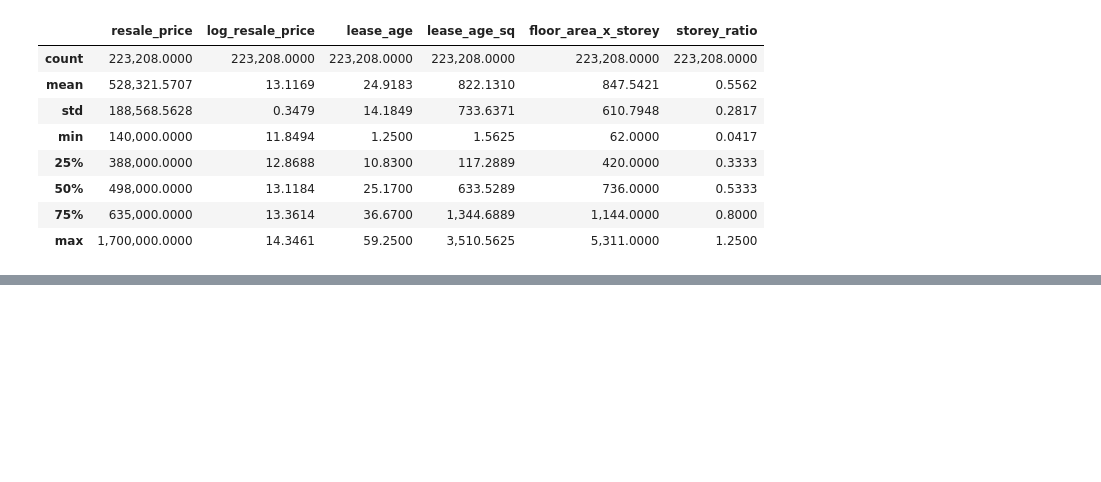
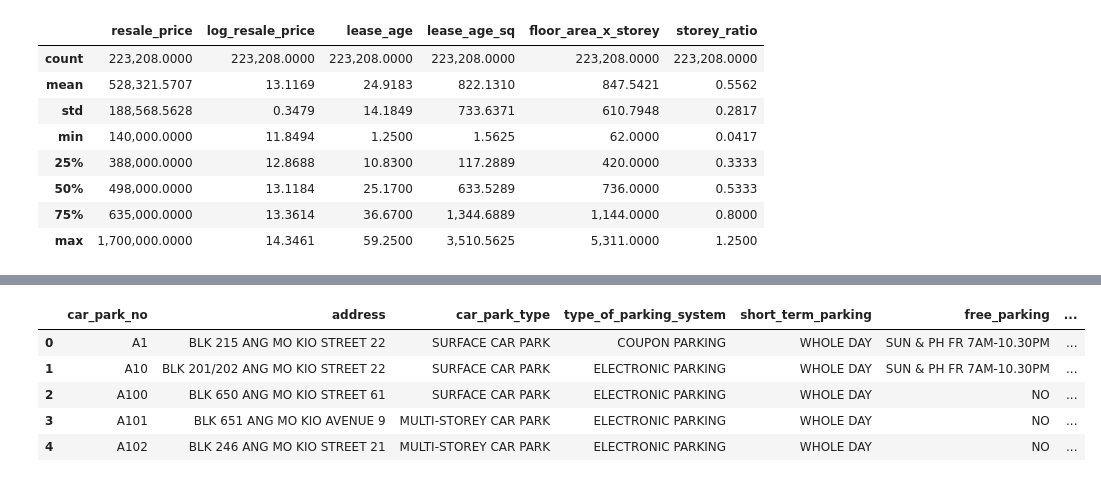
Before and after one commit to hamy-nguyen/hdb-price-estimator, a Jupyter notebook: notebooks/feature_engineering_resale_flat_price.ipynb, the cells around one changed output, grey strips where cells are left out. Drawn from its saved outputs; the diff is of its cells as text; code cells hidden in the pictures; blank space fills up the shorter version.

```diff
--- a/notebooks/feature_engineering_resale_flat_price.ipynb
+++ b/notebooks/feature_engineering_resale_flat_price.ipynb
@@ -423,0 +431,32 @@ Transformed features sample:
+# %%
+# Load cleaned carpark data
+
+# Load by reading cleaned csv file
+carpark = pd.read_csv("../dataset/processed/carpark_cleaned.csv")
+
+# Load by calling from mysql database
+# transformed_data = mysql.connector.connect(
+# 	host='localhost',
+# 	user='bt4301',
+# 	passwd='password',
+# 	database='transformed_data'
+# )
+
+# str_sql = '''
+# SELECT *
+# FROM clean_carpark;
+# '''
+
+# carpark = pd.read_sql(sql=str_sql, con=transformed_data)
+
+# Include only selected columns
+carpark = carpark[["car_park_no", "address", "car_park_type", "type_of_parking_system", "short_term_parking", "free_parking", "night_parking", "car_park_decks", "gantry_height", "car_park_basement", "latitude", "longitude", "has_free_parking", "free_daytime", "free_halfday", "free_time_ranges", "has_short_term_parking", "is_very_visitor_friendly", "has_height_restriction", "has_big_vehicle_restrictions"]]
+
+carpark.head()
+# %% [output]
+|  | car_park_no | address | car_park_type | type_of_parking_system | short_term_parking | free_parking | ... |
+| 0 | A1 | BLK 215 ANG MO KIO STREET 22 | SURFACE CAR PARK | COUPON PARKING | WHOLE DAY | SUN & PH FR 7AM-10.30PM | ... |
+| 1 | A10 | BLK 201/202 ANG MO KIO STREET 22 | SURFACE CAR PARK | ELECTRONIC PARKING | WHOLE DAY | SUN & PH FR 7AM-10.30PM | ... |
+| 2 | A100 | BLK 650 ANG MO KIO STREET 61 | SURFACE CAR PARK | ELECTRONIC PARKING | WHOLE DAY | NO | ... |
+| 3 | A101 | BLK 651 ANG MO KIO AVENUE 9 | MULTI-STOREY CAR PARK | ELECTRONIC PARKING | WHOLE DAY | NO | ... |
+| 4 | A102 | BLK 246 ANG MO KIO STREET 21 | MULTI-STOREY CAR PARK | ELECTRONIC PARKING | WHOLE DAY | NO | ... |
```
Also changed, not shown: parts of 12 cells of this notebook.
